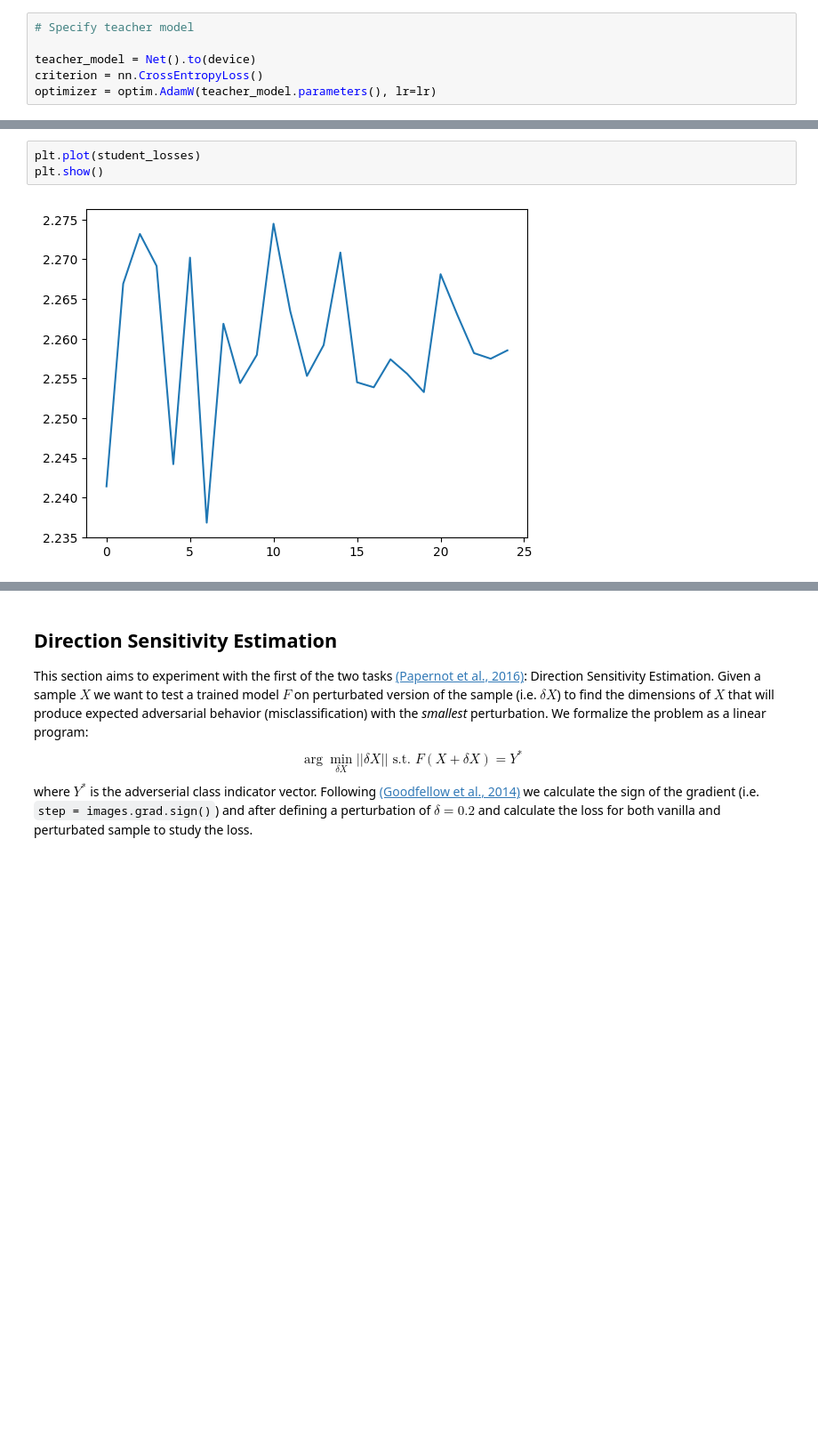
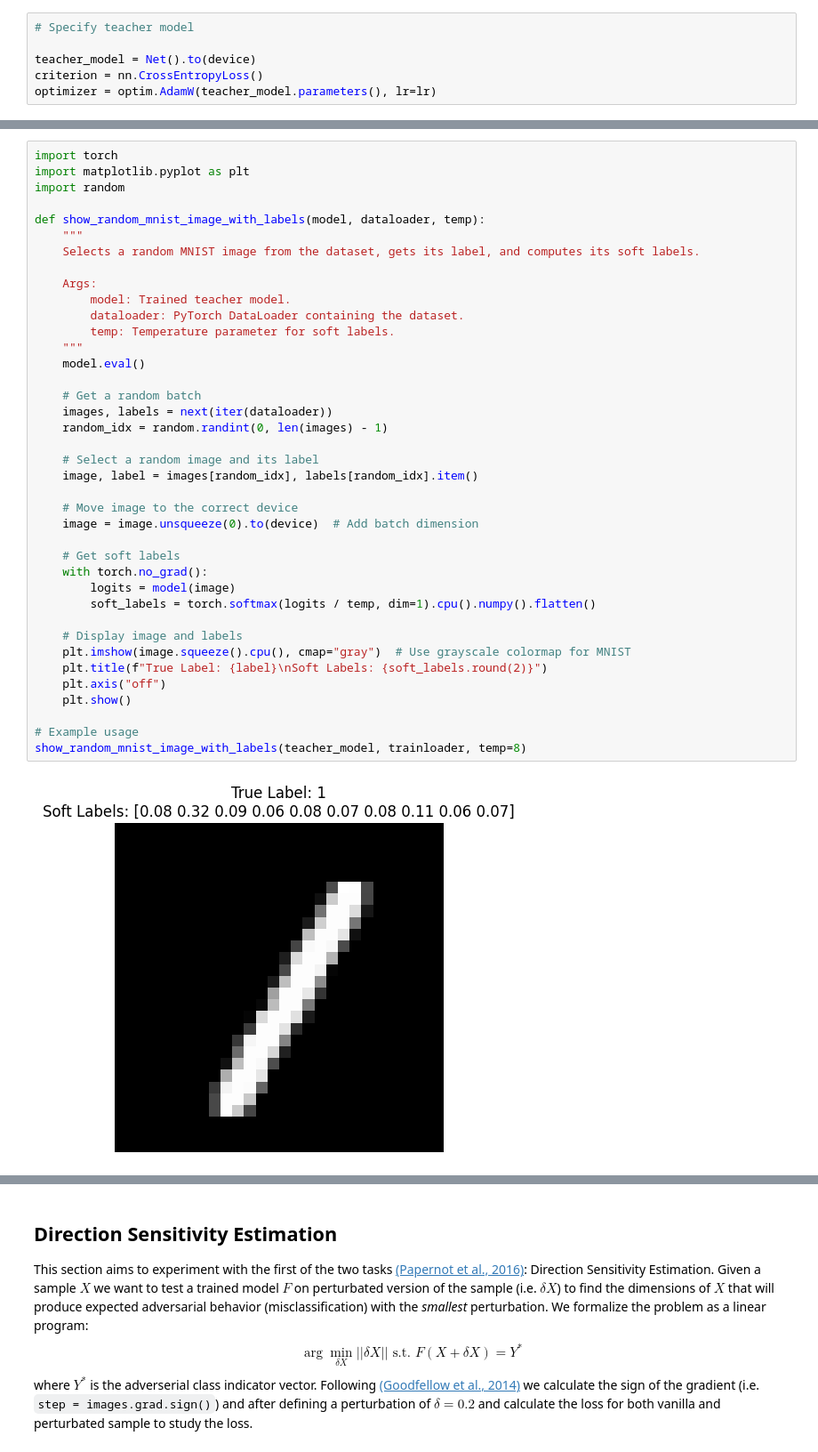
Before and after one commit to DeLnlyMthrLvr/Distillation_experiments, a Jupyter notebook: notebooks/mnist_notebook_00.ipynb, the cells around one changed output, grey strips where cells are left out. Shown: that part at 89% size. Drawn from its saved outputs; the diff is of its cells as text; blank space fills up the shorter version.

```diff
--- a/notebooks/mnist_notebook_00.ipynb
+++ b/notebooks/mnist_notebook_00.ipynb
@@ -209,5 +160,41 @@ Epoch 20: 2.2681286334991455
-# %%
-plt.plot(student_losses)
-plt.show()
-# %% [output]
-[figure, removed]
+# %%
+import torch
+import matplotlib.pyplot as plt
+import random
+
+def show_random_mnist_image_with_labels(model, dataloader, temp):
+    """
+    Selects a random MNIST image from the dataset, gets its label, and computes its soft labels.
+
+    Args:
+        model: Trained teacher model.
+        dataloader: PyTorch DataLoader containing the dataset.
+        temp: Temperature parameter for soft labels.
+    """
+    model.eval()
+
+    # Get a random batch
+    images, labels = next(iter(dataloader))
+    random_idx = random.randint(0, len(images) - 1)
+
+    # Select a random image and its label
+    image, label = images[random_idx], labels[random_idx].item()
+
+    # Move image to the correct device
+    image = image.unsqueeze(0).to(device)  # Add batch dimension
+
+    # Get soft labels
+    with torch.no_grad():
+        logits = model(image)
+        soft_labels = torch.softmax(logits / temp, dim=1).cpu().numpy().flatten()
+
+    # Display image and labels
+    plt.imshow(image.squeeze().cpu(), cmap="gray")  # Use grayscale colormap for MNIST
+    plt.title(f"True Label: {label}\nSoft Labels: {soft_labels.round(2)}")
+    plt.axis("off")
+    plt.show()
+
+# Example usage
+show_random_mnist_image_with_labels(teacher_model, trainloader, temp=8)
+# %% [output]
+[figure, added]
```
Also changed, not shown: parts of 14 cells of this notebook.
